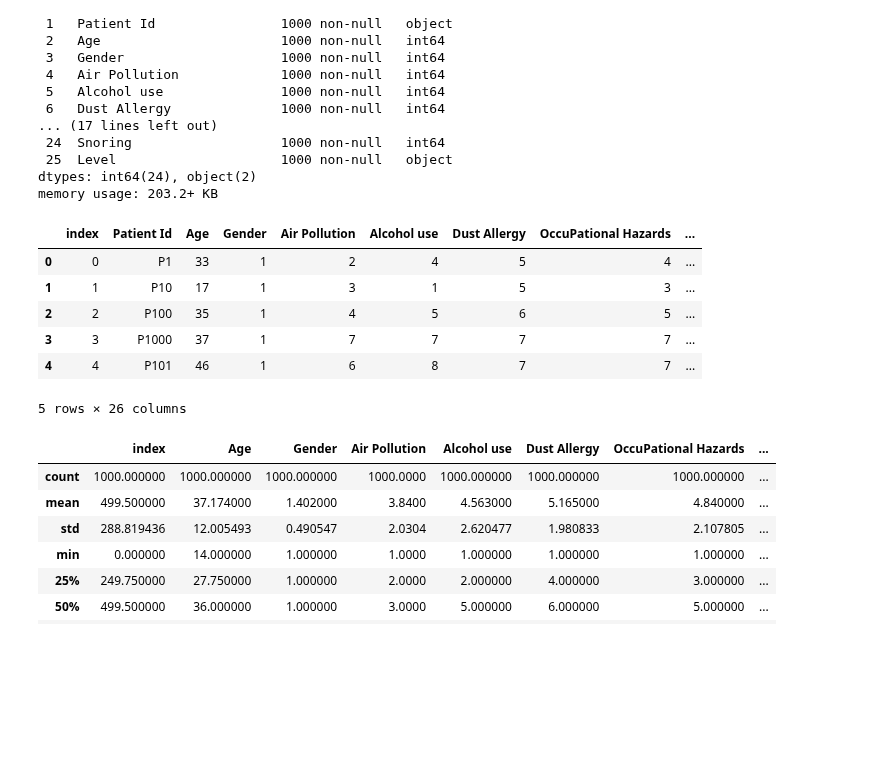
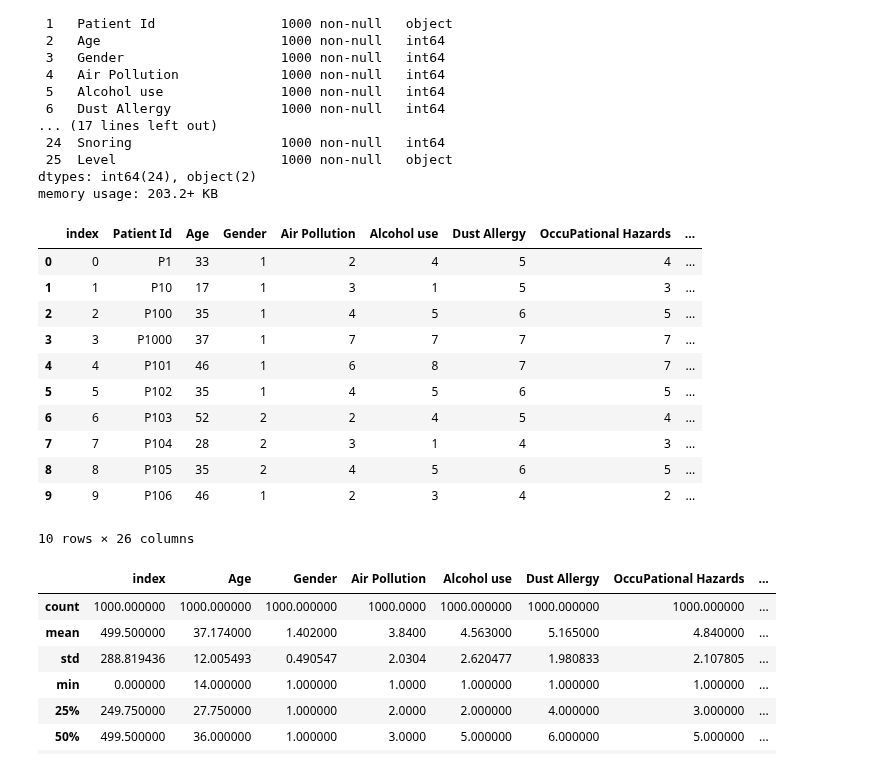
Before and after one commit to yigaai/StoryTelling_with_Data_myTelescope, a Jupyter notebook: lung-cancer-prediction.ipynb, the cells around one changed output. Saved outputs shown, nothing was run; the diff lists cells and outputs as text; code cells hidden in the pictures; blank space fills up the shorter version.

Commit message:
Kaggle Notebook | Lung Cancer Prediction  | Lung Cancer Prediction

```diff
--- a/lung-cancer-prediction.ipynb
+++ b/lung-cancer-prediction.ipynb
@@ -82,15 +83,20 @@ Data columns (total 26 columns):
 dtypes: int64(24), object(2)
 memory usage: 203.2+ KB
 # %%
-lung_cancer.head(5)
+lung_cancer.head(10)
 # %% [output]
 |  | index | Patient Id | Age | Gender | Air Pollution | Alcohol use | Dust Allergy | OccuPational Hazards | ... |
 | 0 | 0 | P1 | 33 | 1 | 2 | 4 | 5 | 4 | ... |
 | 1 | 1 | P10 | 17 | 1 | 3 | 1 | 5 | 3 | ... |
 | 2 | 2 | P100 | 35 | 1 | 4 | 5 | 6 | 5 | ... |
 | 3 | 3 | P1000 | 37 | 1 | 7 | 7 | 7 | 7 | ... |
 | 4 | 4 | P101 | 46 | 1 | 6 | 8 | 7 | 7 | ... |
+| 5 | 5 | P102 | 35 | 1 | 4 | 5 | 6 | 5 | ... |
+| 6 | 6 | P103 | 52 | 2 | 2 | 4 | 5 | 4 | ... |
+| 7 | 7 | P104 | 28 | 2 | 3 | 1 | 4 | 3 | ... |
+| 8 | 8 | P105 | 35 | 2 | 4 | 5 | 6 | 5 | ... |
+| 9 | 9 | P106 | 46 | 1 | 2 | 3 | 4 | 2 | ... |
-5 rows × 26 columns
+10 rows × 26 columns
 # %%
 lung_cancer.describe()
 # %% [output]
```
Also changed, not shown: parts of 12 cells of this notebook.
